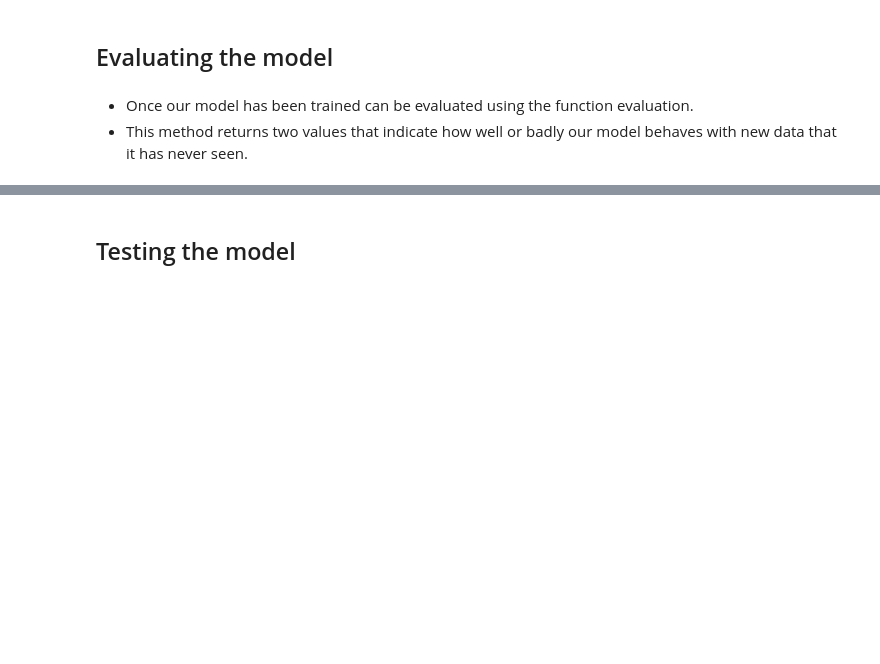
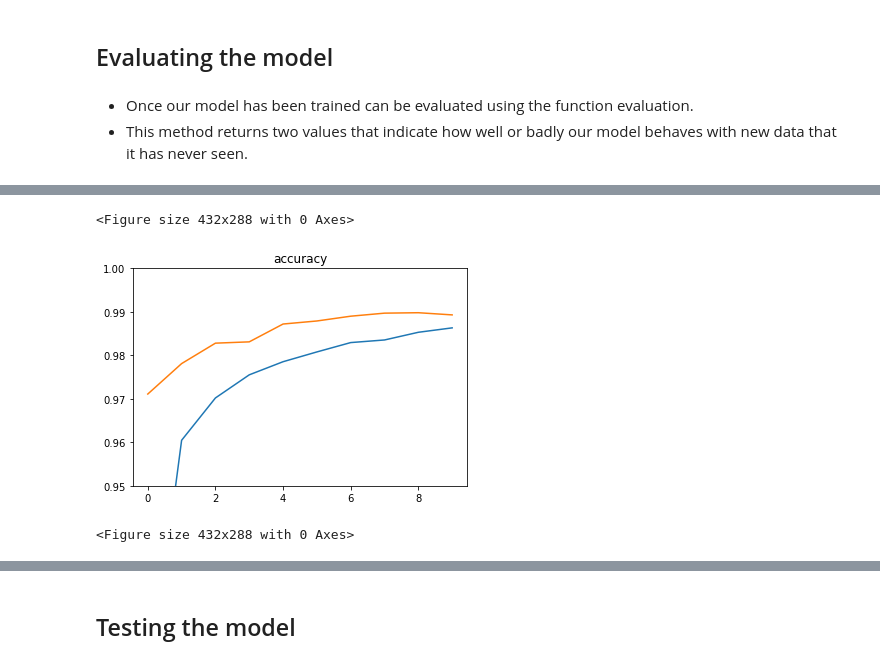
Before and after one commit to AgustinCarcelen/Image-Recognition-with-Neural-Network, a Jupyter notebook: Code/Image Recognition with Convolutional Neural Network.ipynb, the cells around one changed output, grey strips where cells are left out. Cells and saved outputs as stored; diff of their text form; code cells hidden in the pictures; blank space fills up the shorter version.

```diff
--- a/Code/Image Recognition with Convolutional Neural Network.ipynb
+++ b/Code/Image Recognition with Convolutional Neural Network.ipynb
@@ -260,0 +305,14 @@ Accuracy model: 98.71 %
+# %%
+# Definig model model
+model_drop = Sequential()
+model_drop.add(Conv2D(filters=10, kernel_size=(5,5), activation='relu', input_shape=(28,28,1)))
+model_drop.add(MaxPooling2D(pool_size=(2,2)))
+model_drop.add(Flatten())
+    # We will make it discard half of the inputs
+model_drop.add(Dropout(rate=0.5))
+model_drop.add(Dense(100,activation='relu'))
+model_drop.add(Dense(10, activation='softmax'))
+# Compiling the model
+model_drop.compile(loss='categorical_crossentropy', optimizer='adam', metrics = ['accuracy'])
+# Training the model
+history_drop = model_drop.fit(x_train, y_train, batch_size=100, epochs=10, verbose=1, validation_data=(x_test,y_test))
@@ -260,0 +340,14 @@ Accuracy model: 98.71 %
+# %%
+#Results
+acc = history_drop.history['accuracy']
+test_acc = history_drop.history['val_accuracy']
+epochs = range(len(acc))
+plt.plot(epochs, acc)
+plt.plot(epochs, test_acc)
+plt.ylim(0.95, 1.0)
+plt.title('accuracy')
+plt.figure()
+# %% [output]
+<Figure size 432x288 with 0 Axes>
+[figure, added]
+<Figure size 432x288 with 0 Axes>
```
Also changed, not shown: parts of 42 cells of this notebook, 1 other file.
